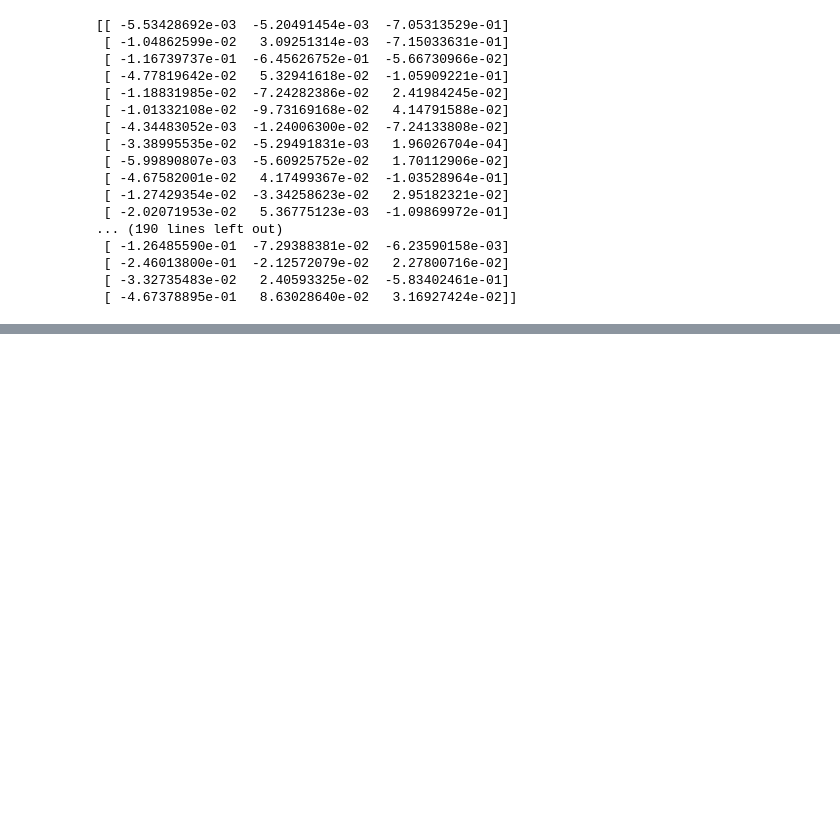
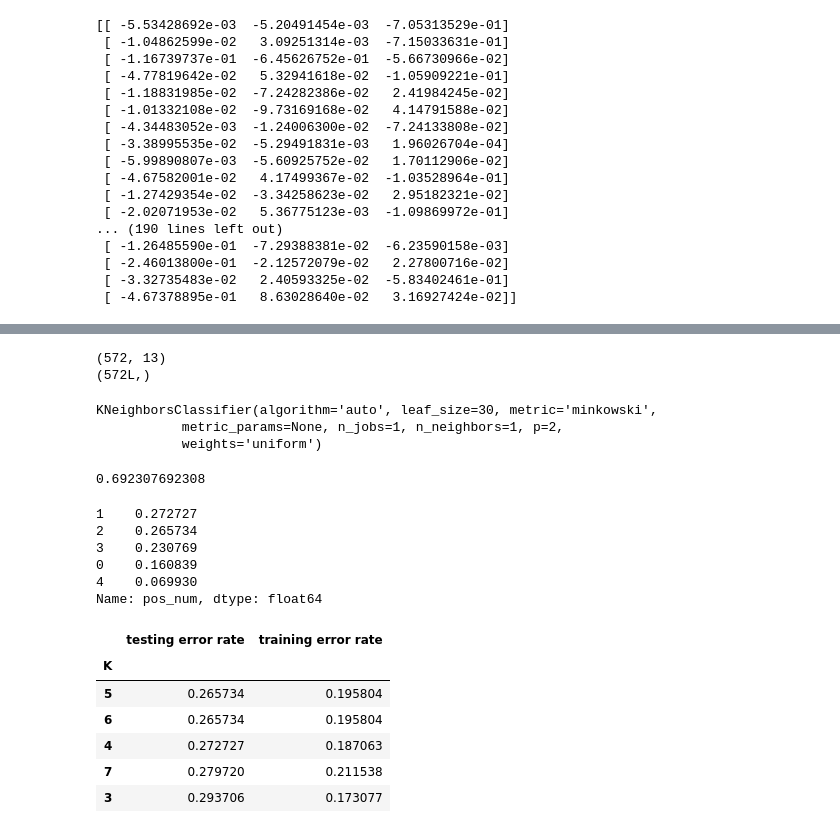
Before and after one commit to wendybo/GA_Class_Project, a Jupyter notebook: project.ipynb, the cells around one changed output, grey strips where cells are left out. Drawn from its saved outputs; the diff is of its cells as text; code cells hidden in the pictures; blank space fills up the shorter version.

```diff
--- a/project.ipynb
+++ b/project.ipynb
@@ -753,0 +813,41 @@ print nullRMSE
+# %%
+# Create Feature Matrix and Response Vector
+# Only considering features that can be mapped to fantasy points
+feature_cols_pos = ['fumbles_lost', 'passing_yds', 'passing_tds', 'passing_ints', 'rushing_yds', 'rushing_tds', 'receiving_yds',
+                   'receiving_tds', 'passing_twoptm', 'receiving_twoptm','rushing_twoptm','kicking_xpmade','kicking_fgm']
+X_pos = nfl16_zero[feature_cols_pos]
+print X_pos.shape
+
+y_pos = nfl16_zero['pos_num']
+print y_pos.shape
+
+X_pos_tr, X_pos_te, y_pos_tr, y_pos_te = train_test_split(X_pos, y_pos, random_state=1)
+# %% [output]
+(572, 13)
+(572L,)
+# %%
+# Training the model using k = 1
+knn = KNeighborsClassifier(n_neighbors=1)
+knn.fit(X_pos_tr, y_pos_tr)
+# %% [output]
+KNeighborsClassifier(algorithm='auto', leaf_size=30, metric='minkowski',
+           metric_params=None, n_jobs=1, n_neighbors=1, p=2,
+           weights='uniform')
+# %%
+# STEP 3: test the model on the testing set, and check the accuracy
+from sklearn import metrics
+y_pos_pred = knn.predict(X_pos_te)
+print metrics.accuracy_score(y_pos_te, y_pos_pred) #0.6923
+# %% [output]
+0.692307692308
+# %%
+# compute null accuracy
+y_pos_te.value_counts()/len(y_pos_te)
+# well nothing shows up more than about 1/3 of the time so we're more accurate than null
+# %% [output]
+1    0.272727
+2    0.265734
+3    0.230769
+0    0.160839
+4    0.069930
+Name: pos_num, dtype: float64
@@ -753,0 +876,13 @@ print nullRMSE
+# %%
+column_dict = {'K': k_range, 'training error rate':training_error_rate, 'testing error rate':testing_error_rate}
+df = pd.DataFrame(column_dict).set_index('K').sort_index(ascending=True)
+df.sort_values(by='testing error rate').head()
+# Looks like k = 5 is best
+# %% [output]
+|  | testing error rate | training error rate |
+| K |  |  |
+| 5 | 0.265734 | 0.195804 |
+| 6 | 0.265734 | 0.195804 |
+| 4 | 0.272727 | 0.187063 |
+| 7 | 0.279720 | 0.211538 |
+| 3 | 0.293706 | 0.173077 |
```
Also changed, not shown: parts of 17 cells of this notebook, 1 other file.
